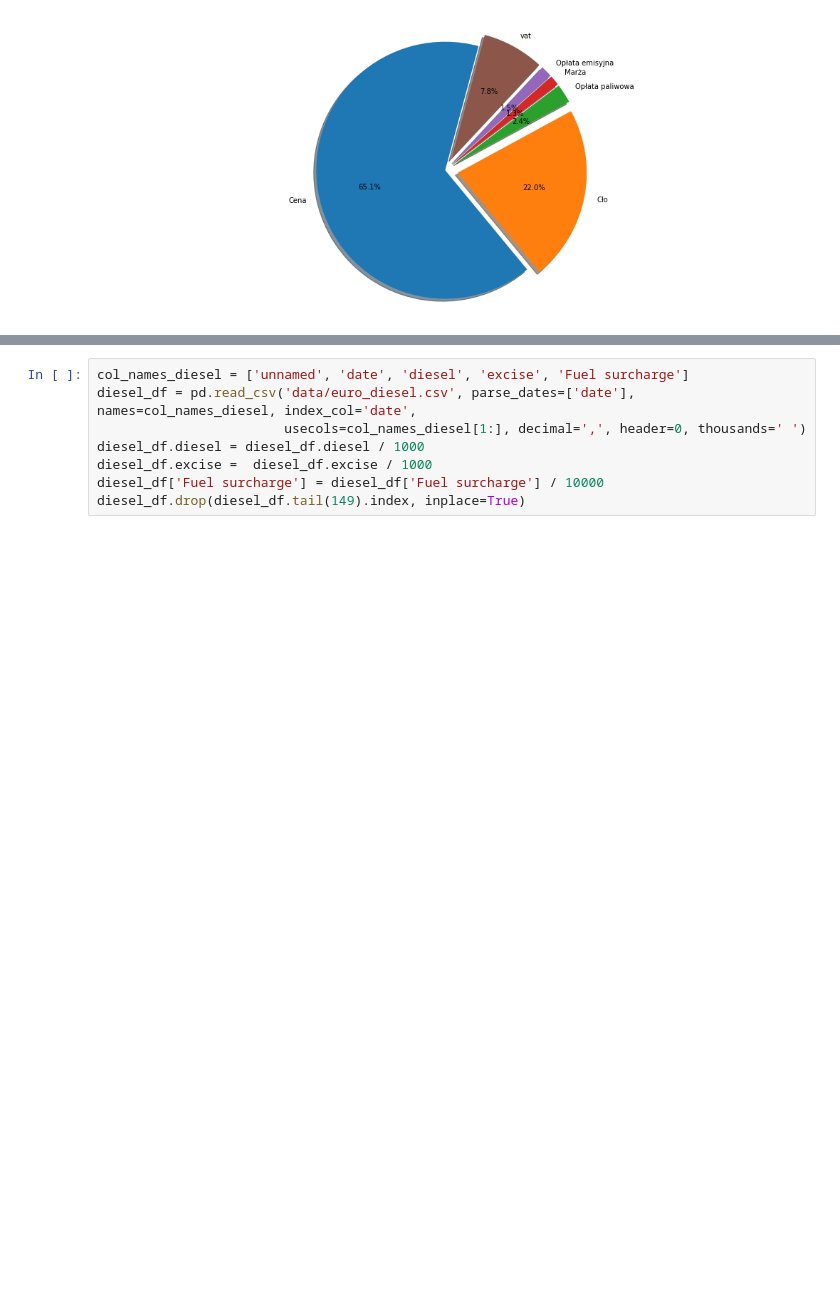
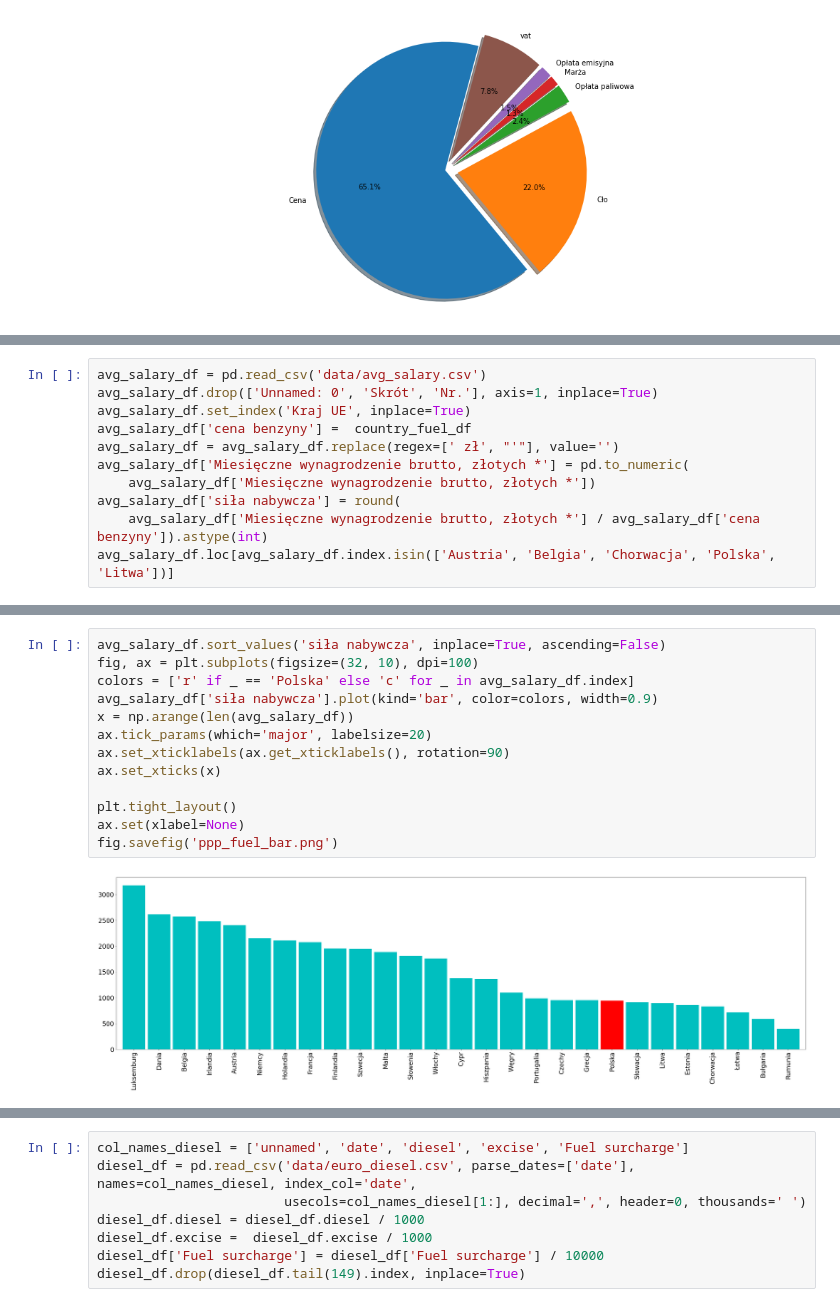
Before and after one commit to xanno/fuel_price_poland, a Jupyter notebook: cena_paliw.ipynb, the cells around one changed output, grey strips where cells are left out. Drawn from its saved outputs; the diff is of its cells as text; blank space fills up the shorter version.

```diff
--- a/cena_paliw.ipynb
+++ b/cena_paliw.ipynb
@@ -153,0 +159,11 @@ fig.savefig('country_bar.png')
+# %%
+avg_salary_df = pd.read_csv('data/avg_salary.csv')
+avg_salary_df.drop(['Unnamed: 0', 'Skrót', 'Nr.'], axis=1, inplace=True)
+avg_salary_df.set_index('Kraj UE', inplace=True)
+avg_salary_df['cena benzyny'] =  country_fuel_df
+avg_salary_df = avg_salary_df.replace(regex=[' zł', "'"], value='')
+avg_salary_df['Miesięczne wynagrodzenie brutto, złotych *'] = pd.to_numeric(
+    avg_salary_df['Miesięczne wynagrodzenie brutto, złotych *'])
+avg_salary_df['siła nabywcza'] = round(
+    avg_salary_df['Miesięczne wynagrodzenie brutto, złotych *'] / avg_salary_df['cena benzyny']).astype(int)
+avg_salary_df.loc[avg_salary_df.index.isin(['Austria', 'Belgia', 'Chorwacja', 'Polska', 'Litwa'])]
@@ -154,3 +178,18 @@ fig.savefig('country_bar.png')
+# %%
+avg_salary_df.sort_values('siła nabywcza', inplace=True, ascending=False)
+fig, ax = plt.subplots(figsize=(32, 10), dpi=100)
+colors = ['r' if _ == 'Polska' else 'c' for _ in avg_salary_df.index]
+avg_salary_df['siła nabywcza'].plot(kind='bar', color=colors, width=0.9)
+x = np.arange(len(avg_salary_df))
+ax.tick_params(which='major', labelsize=20)
+ax.set_xticklabels(ax.get_xticklabels(), rotation=90)
+ax.set_xticks(x)
+
+plt.tight_layout()
+ax.set(xlabel=None)
+fig.savefig('ppp_fuel_bar.png')
+# %% [output]
+[figure, added]
 # %% [markdown]
 ![green-divider](https://user-images.githubusercontent.com/7065401/52071924-c003ad80-2562-11e9-8297-1c6595f8a7ff.png)
 ### Cena oleju napędowego PLN
```
Also changed, not shown: parts of 19 cells of this notebook, 8 other files.
